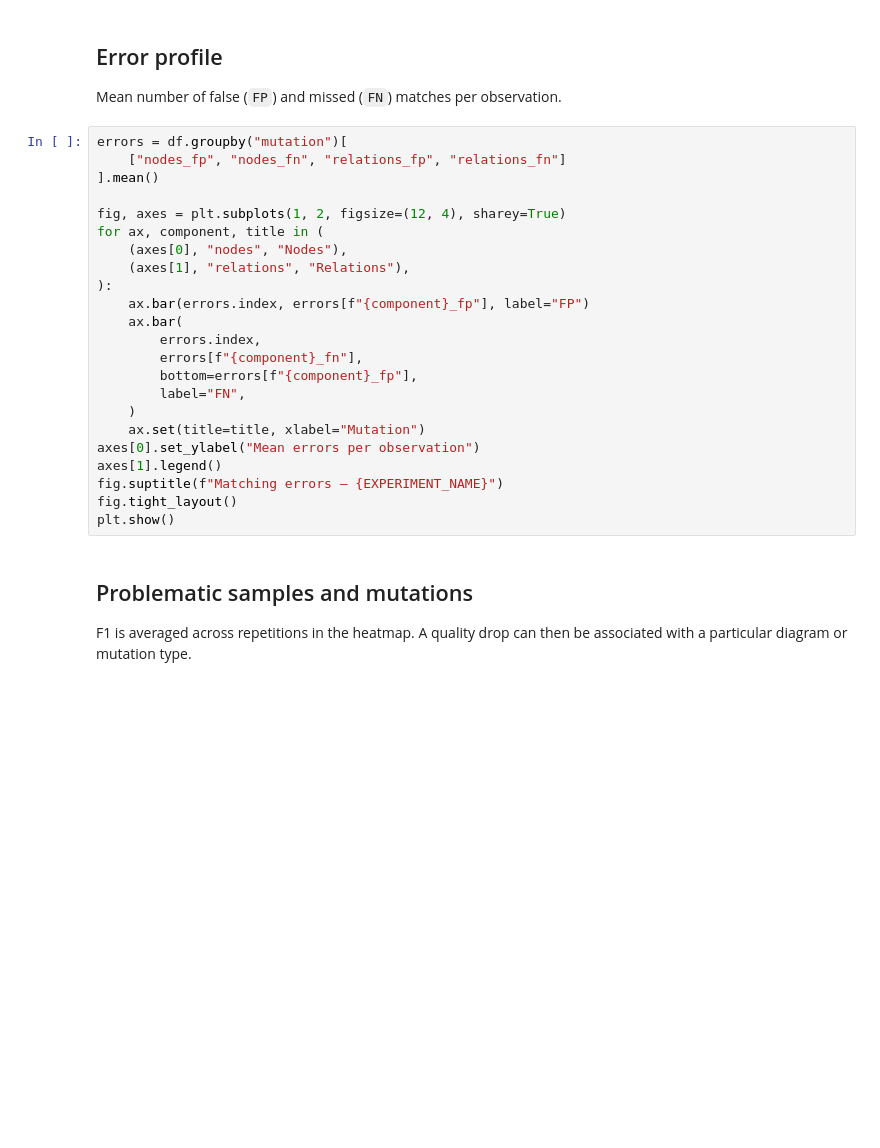
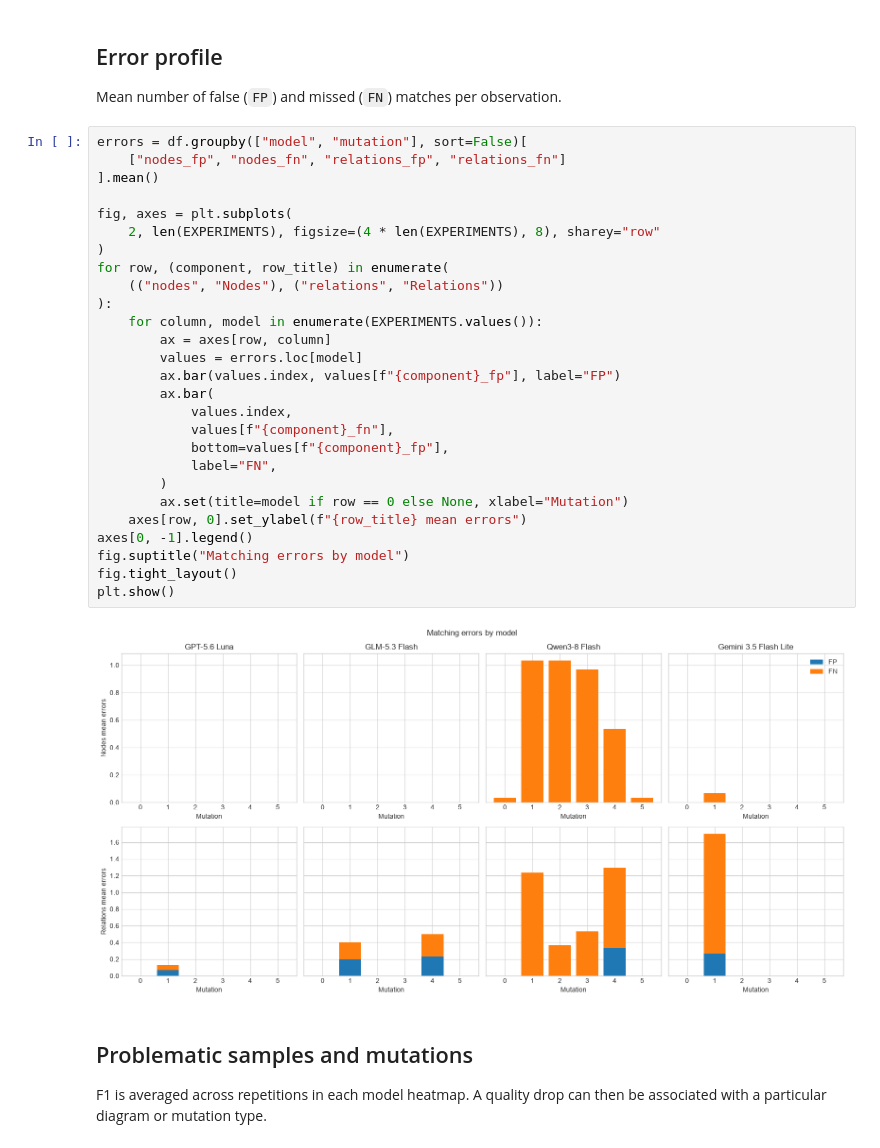
Before and after one commit to turqcacke/llm-uml-ucd-evaluator, a Jupyter notebook: eval/notebooks/01_matching_analysis.ipynb, the cells around one changed output. Drawn from its saved outputs; the diff is of its cells as text; blank space fills up the shorter version.

```diff
--- a/eval/notebooks/01_matching_analysis.ipynb
+++ b/eval/notebooks/01_matching_analysis.ipynb
@@ -153,30 +254,36 @@ plt.show()
 
 Mean number of false (`FP`) and missed (`FN`) matches per observation.
 # %%
-errors = df.groupby("mutation")[
+errors = df.groupby(["model", "mutation"], sort=False)[
     ["nodes_fp", "nodes_fn", "relations_fp", "relations_fn"]
 ].mean()
 
-fig, axes = plt.subplots(1, 2, figsize=(12, 4), sharey=True)
-for ax, component, title in (
-    (axes[0], "nodes", "Nodes"),
-    (axes[1], "relations", "Relations"),
+fig, axes = plt.subplots(
+    2, len(EXPERIMENTS), figsize=(4 * len(EXPERIMENTS), 8), sharey="row"
+)
+for row, (component, row_title) in enumerate(
+    (("nodes", "Nodes"), ("relations", "Relations"))
 ):
-    ax.bar(errors.index, errors[f"{component}_fp"], label="FP")
-    ax.bar(
-        errors.index,
-        errors[f"{component}_fn"],
-        bottom=errors[f"{component}_fp"],
-        label="FN",
-    )
-    ax.set(title=title, xlabel="Mutation")
-axes[0].set_ylabel("Mean errors per observation")
-axes[1].legend()
-fig.suptitle(f"Matching errors — {EXPERIMENT_NAME}")
+    for column, model in enumerate(EXPERIMENTS.values()):
+        ax = axes[row, column]
+        values = errors.loc[model]
+        ax.bar(values.index, values[f"{component}_fp"], label="FP")
+        ax.bar(
+            values.index,
+            values[f"{component}_fn"],
+            bottom=values[f"{component}_fp"],
+            label="FN",
+        )
+        ax.set(title=model if row == 0 else None, xlabel="Mutation")
+    axes[row, 0].set_ylabel(f"{row_title} mean errors")
+axes[0, -1].legend()
+fig.suptitle("Matching errors by model")
 fig.tight_layout()
 plt.show()
+# %% [output]
+[figure, added]
 # %% [markdown]
 ## Problematic samples and mutations
 
-F1 is averaged across repetitions in the heatmap. A quality drop can then be associated with a particular diagram or mutation type.
+F1 is averaged across repetitions in each model heatmap. A quality drop can then be associated with a particular diagram or mutation type.
 # %%
```
Also changed, not shown: parts of 9 cells of this notebook, 1 other file.
